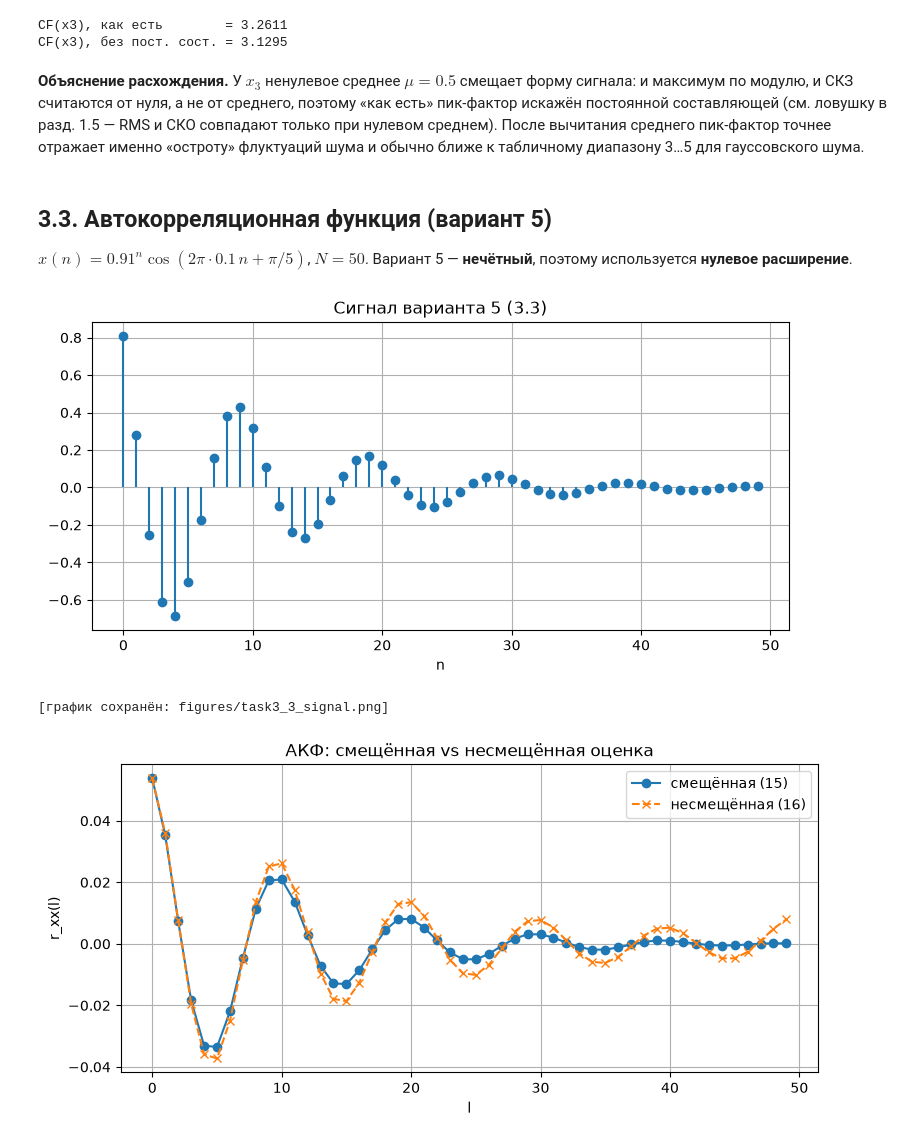
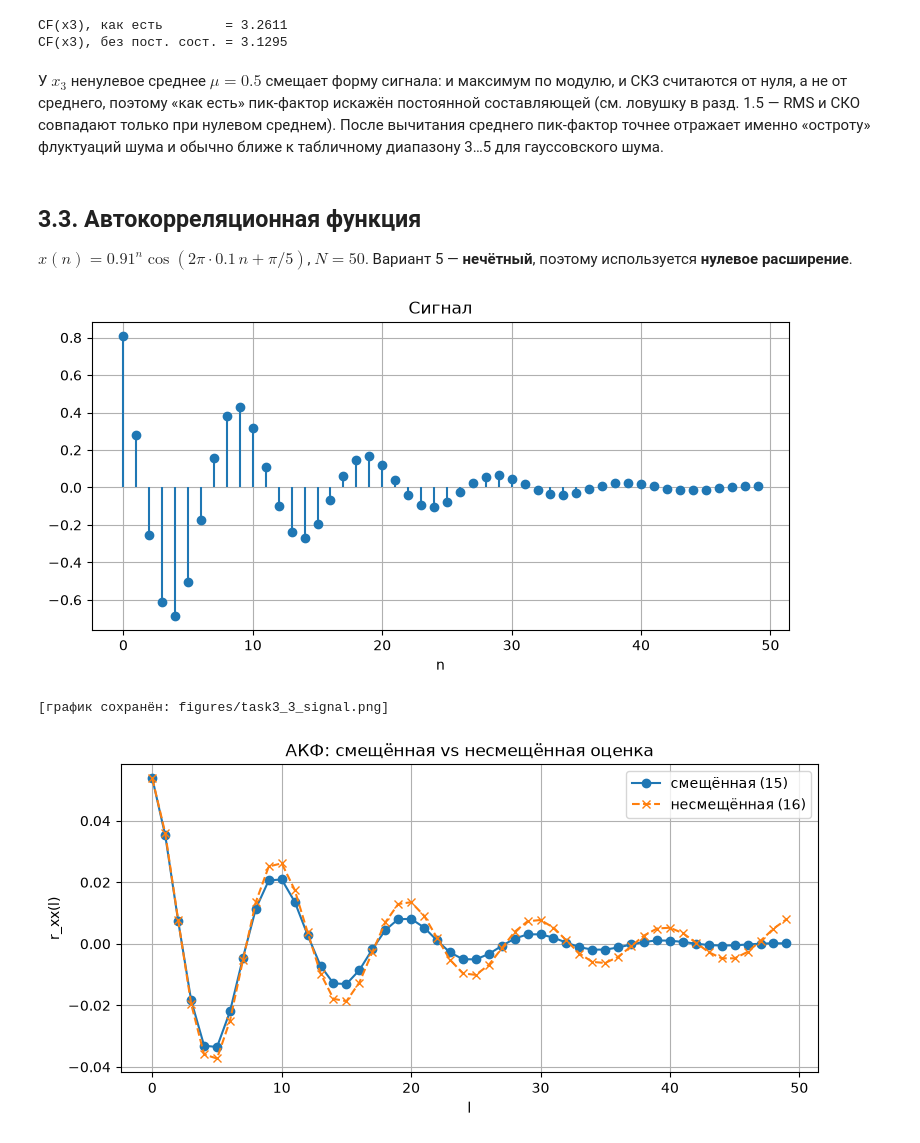
Before and after one commit to StanislauMikulski/TnAofDSP_lab2, a Jupyter notebook: lab02_variant5.ipynb, the cells around one changed output. Drawn from its saved outputs; the diff is of its cells as text; code cells hidden in the pictures.

```diff
--- a/lab02_variant5.ipynb
+++ b/lab02_variant5.ipynb
@@ -627,7 +619,7 @@ print(f"CF(x3), без пост. сост. = {crest(x3_centered):.4f}")
 CF(x3), как есть        = 3.2611
 CF(x3), без пост. сост. = 3.1295
 # %% [markdown]
-**Объяснение расхождения.** У $x_3$ ненулевое среднее $\mu=0.5$
+У $x_3$ ненулевое среднее $\mu=0.5$
 смещает форму сигнала: и максимум по модулю, и СКЗ считаются от нуля, а
 не от среднего, поэтому «как есть» пик-фактор искажён постоянной
 составляющей (см. ловушку в разд. 1.5 — RMS и СКО совпадают только при
@@ -635,20 +627,19 @@ CF(x3), без пост. сост. = 3.1295
 именно «остроту» флуктуаций шума и обычно ближе к табличному диапазону
 3…5 для гауссовского шума.
 # %% [markdown]
-## 3.3. Автокорреляционная функция (вариант 5)
-
+## 3.3. Автокорреляционная функция
 $x(n) = 0.91^n \cos(2\pi\cdot0.1\,n + \pi/5)$, $N=50$. Вариант 5 —
 **нечётный**, поэтому используется **нулевое расширение**.
 # %%
 N = 50
 n = np.arange(N)
 x = (0.91 ** n) * np.cos(2 * np.pi * 0.1 * n + np.pi / 5)
 
 fig, ax = plt.subplots()
 ax.stem(n, x, basefmt=" ")
-ax.set_xlabel("n"); ax.set_title("Сигнал варианта 5 (3.3)")
+ax.set_xlabel("n"); ax.set_title("Сигнал")
 save_and_show(fig, "task3_3_signal")
 # %% [output]
-[figure, old version]
+[figure, new version]
 [график сохранён: figures/task3_3_signal.png]
 # %%
```
Also changed, not shown: parts of 19 cells of this notebook, 8 other files.
